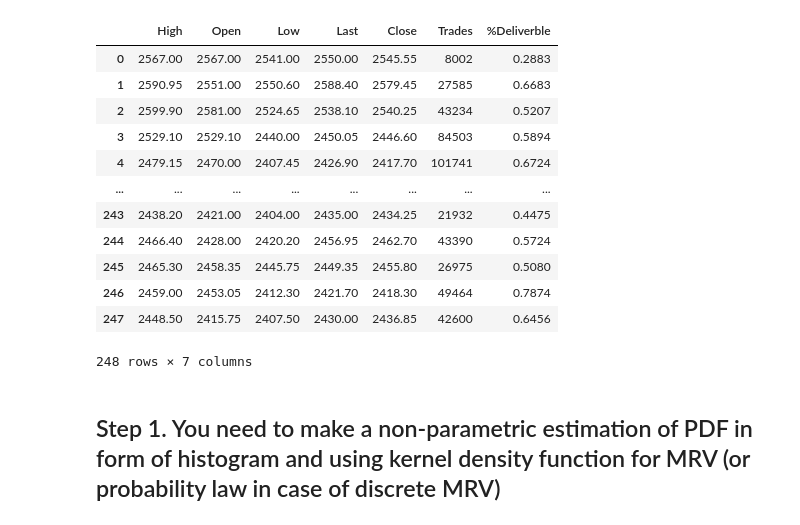
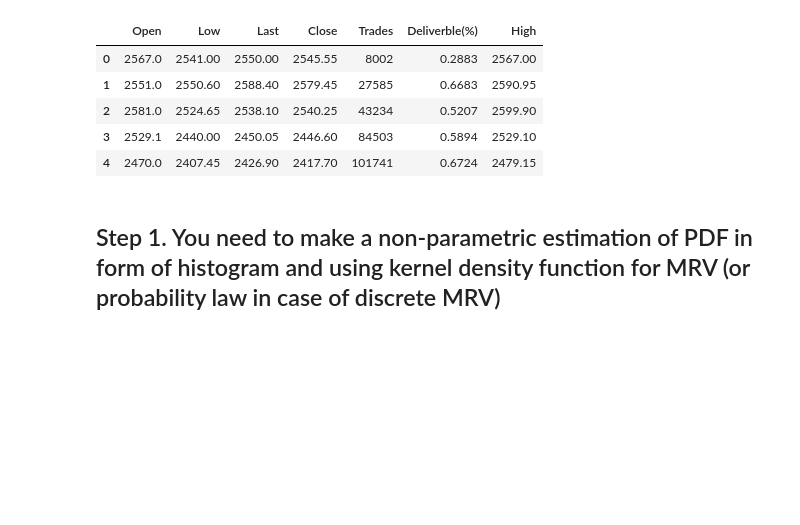
Before and after one commit to semaputnik/multivariate-data-analysis-labs, a Jupyter notebook: Lab_2/code.ipynb, the cells around one changed output. Cells and saved outputs as stored; diff of their text form; code cells hidden in the pictures; blank space fills up the shorter version.

```diff
--- a/Lab_2/code.ipynb
+++ b/Lab_2/code.ipynb
@@ -15,3 +14,4 @@ from sklearn import linear_model as lm
 # %%
-# read data
 source_data_path = "./../tcs_stock.csv"
+row_df = pd.read_csv(source_data_path)
+row_df["Deliverble(%)"] = row_df['%Deliverble']
@@ -35,22 +18,13 @@ row_df
 # %%
-df = row_df[[ 'High', 'Open', 'Low', 'Last', 'Close', 'Trades', '%Deliverble']]
+feature_cols = ['Open', 'Low', 'Last', 'Close', 'Trades', 'Deliverble(%)']
+target_col = 'High'
 
-feature_cols = ['Open', 'Low', 'Last', 'Close', 'Trades', '%Deliverble']
-features = df[feature_cols]
-target = df['High']
-
-df
+df = row_df[feature_cols + [target_col]]
+df.head()
 # %% [output]
-|  | High | Open | Low | Last | Close | Trades | %Deliverble |
-| 0 | 2567.00 | 2567.00 | 2541.00 | 2550.00 | 2545.55 | 8002 | 0.2883 |
-| 1 | 2590.95 | 2551.00 | 2550.60 | 2588.40 | 2579.45 | 27585 | 0.6683 |
-| 2 | 2599.90 | 2581.00 | 2524.65 | 2538.10 | 2540.25 | 43234 | 0.5207 |
-| 3 | 2529.10 | 2529.10 | 2440.00 | 2450.05 | 2446.60 | 84503 | 0.5894 |
-| 4 | 2479.15 | 2470.00 | 2407.45 | 2426.90 | 2417.70 | 101741 | 0.6724 |
-| ... | ... | ... | ... | ... | ... | ... | ... |
-| 243 | 2438.20 | 2421.00 | 2404.00 | 2435.00 | 2434.25 | 21932 | 0.4475 |
-| 244 | 2466.40 | 2428.00 | 2420.20 | 2456.95 | 2462.70 | 43390 | 0.5724 |
-| 245 | 2465.30 | 2458.35 | 2445.75 | 2449.35 | 2455.80 | 26975 | 0.5080 |
-| 246 | 2459.00 | 2453.05 | 2412.30 | 2421.70 | 2418.30 | 49464 | 0.7874 |
-| 247 | 2448.50 | 2415.75 | 2407.50 | 2430.00 | 2436.85 | 42600 | 0.6456 |
+|  | Open | Low | Last | Close | Trades | Deliverble(%) | High |
+| 0 | 2567.0 | 2541.00 | 2550.00 | 2545.55 | 8002 | 0.2883 | 2567.00 |
+| 1 | 2551.0 | 2550.60 | 2588.40 | 2579.45 | 27585 | 0.6683 | 2590.95 |
+| 2 | 2581.0 | 2524.65 | 2538.10 | 2540.25 | 43234 | 0.5207 | 2599.90 |
+| 3 | 2529.1 | 2440.00 | 2450.05 | 2446.60 | 84503 | 0.5894 | 2529.10 |
+| 4 | 2470.0 | 2407.45 | 2426.90 | 2417.70 | 101741 | 0.6724 | 2479.15 |
-248 rows × 7 columns
```
Also changed, not shown: parts of 34 cells of this notebook.
